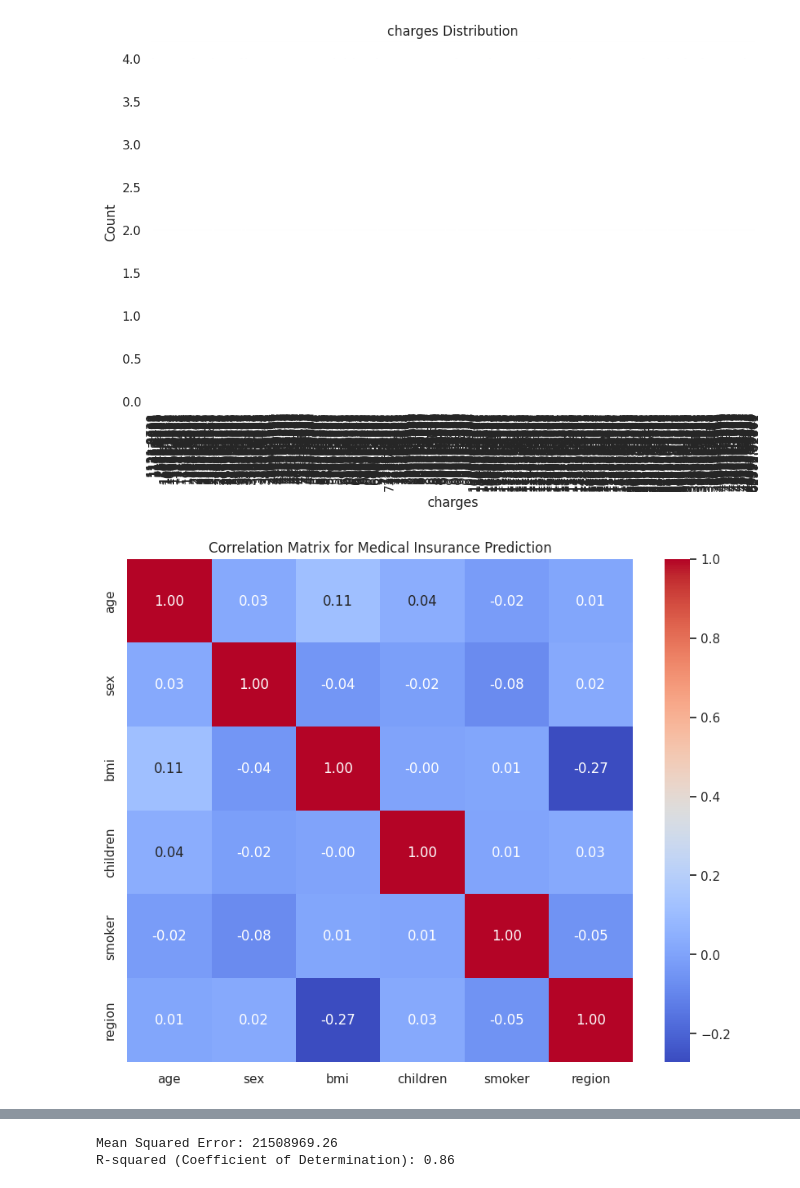
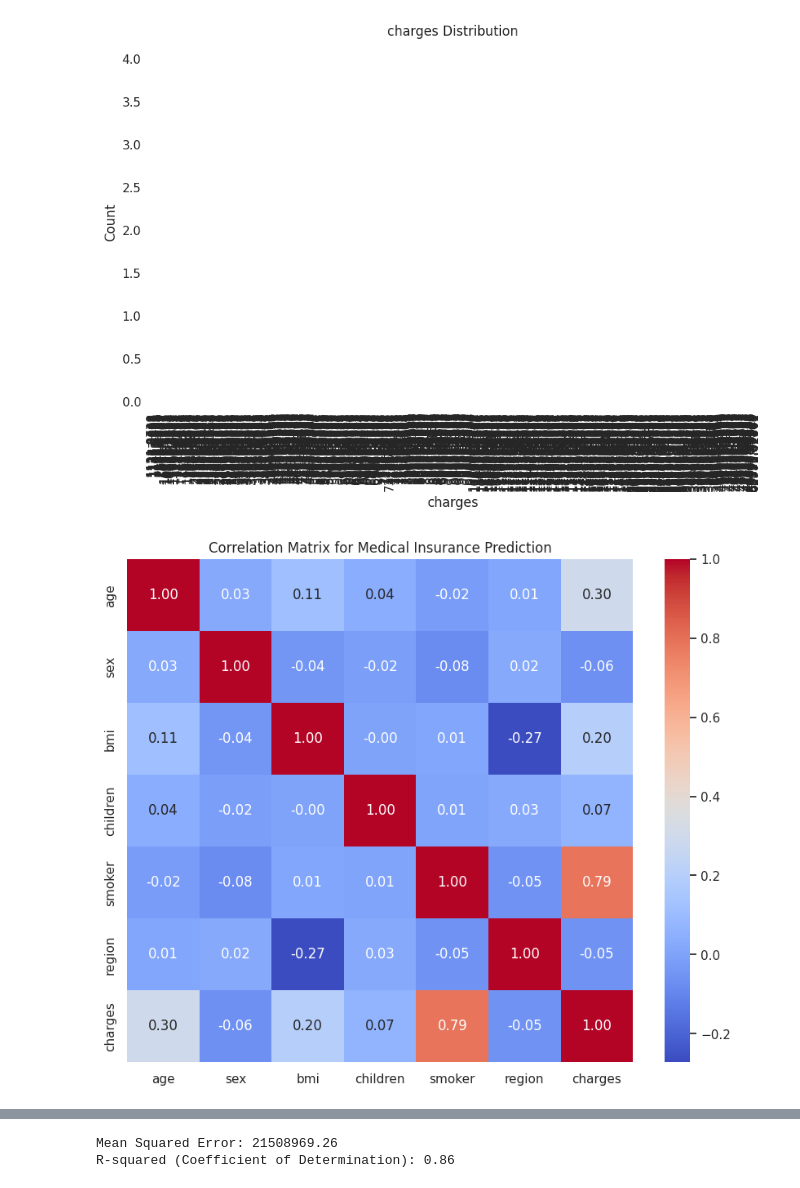
Before and after one commit to Ruthuja-Gaikwad/AIML_2024, a Jupyter notebook: project.ipynb, the cells around one changed output, grey strips where cells are left out. Saved outputs shown, nothing was run; the diff lists cells and outputs as text; code cells hidden in the pictures.

```diff
--- a/project.ipynb
+++ b/project.ipynb
@@ -152,23 +152,25 @@ for column in data.columns:
 [figure]
 [figure]
 # %%
+# Replace "features" with "df" in the following line:
+correlation_matrix = df.corr()
+
+# Restate the code with the correction:
 import pandas as pd
 import numpy as np
 import seaborn as sns
 import matplotlib.pyplot as plt
 
-
-
 # Calculate the correlation matrix
-correlation_matrix = df[features].corr()
+correlation_matrix = df.corr()
 
 # Visualize the correlation matrix using a heatmap
 plt.figure(figsize=(10, 8))
 sns.heatmap(correlation_matrix, annot=True, cmap='coolwarm', fmt=".2f")
 plt.title('Correlation Matrix for Medical Insurance Prediction')
 plt.show()
 # %% [output]
-[figure, old version]
+[figure, new version]
 # %%
 import pandas as pd
 import numpy as np
```
Also changed, not shown: parts of 7 cells of this notebook.
